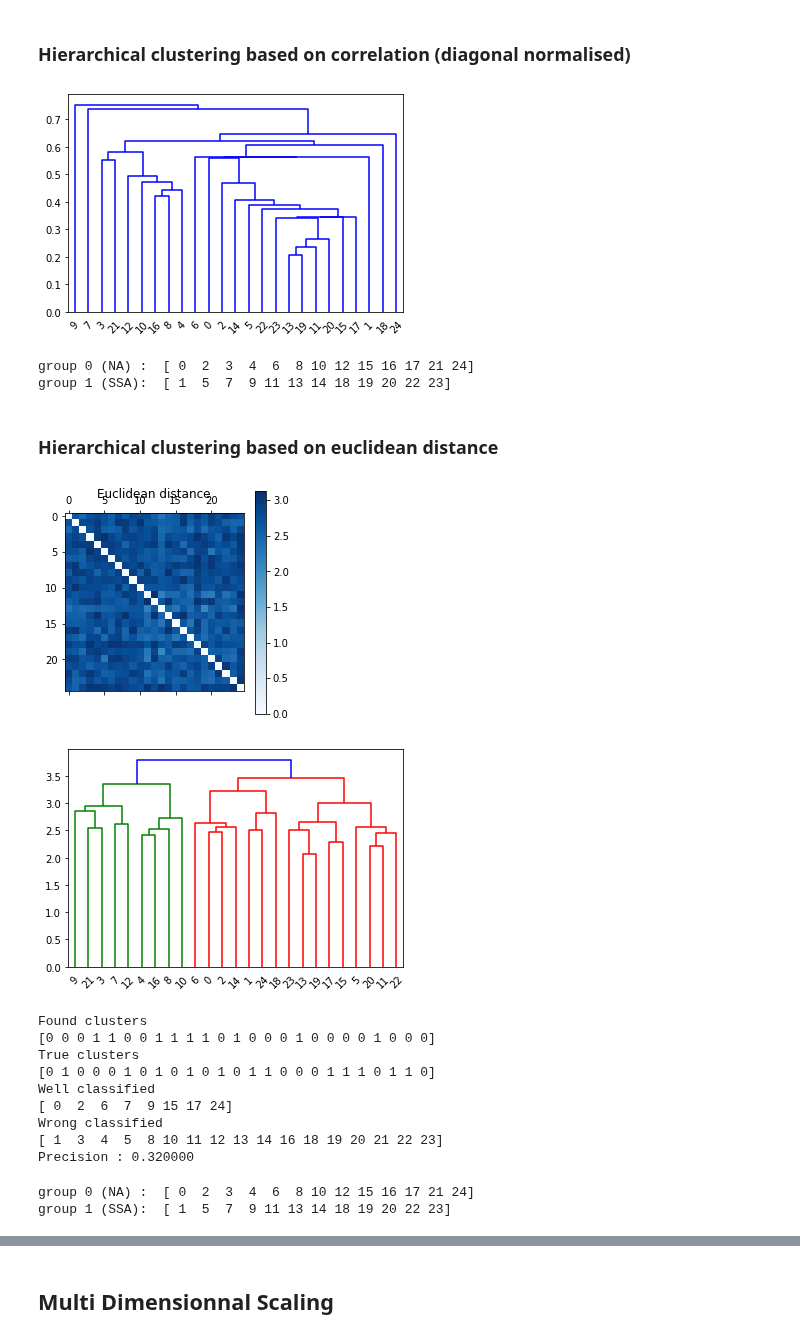
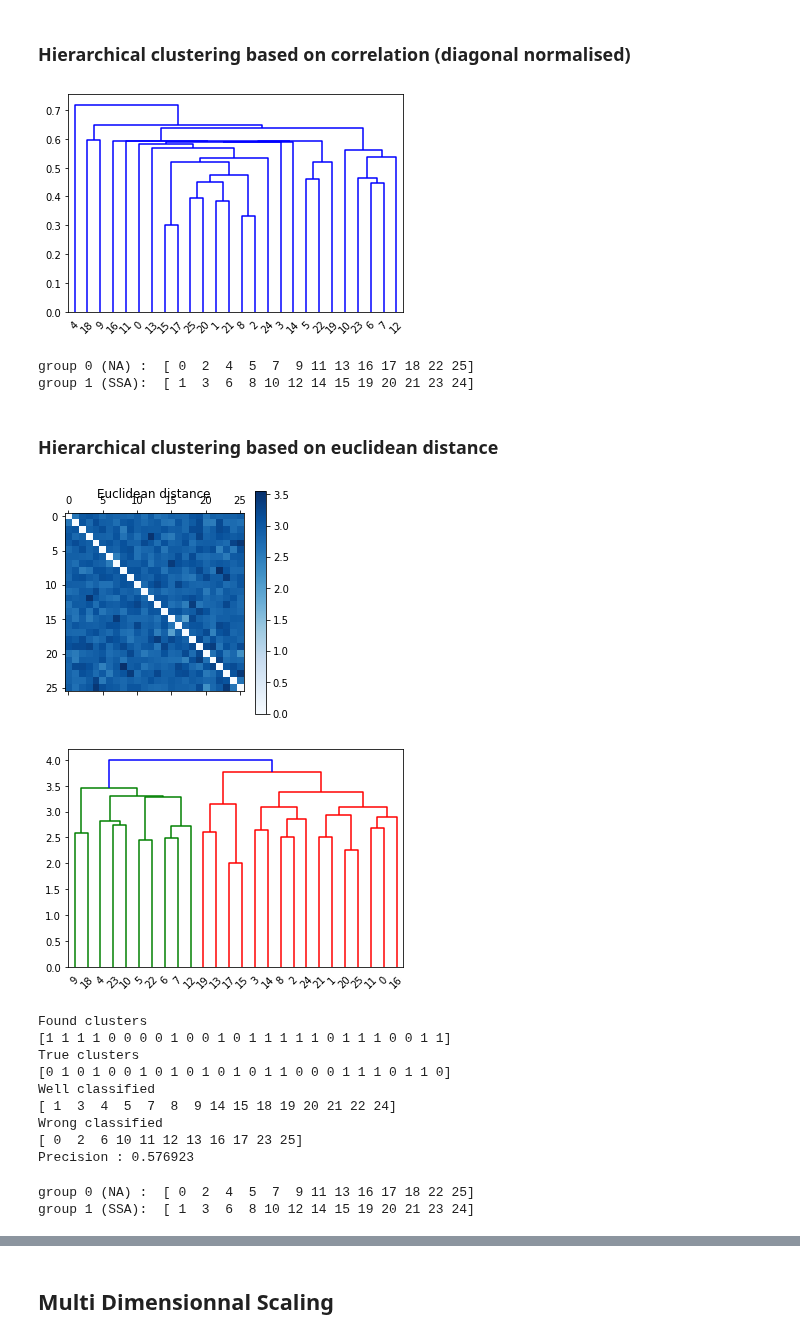
Before and after one commit to alexandremerasli/TFE, a Jupyter notebook: cluster_data.ipynb, the cells around one changed output, grey strips where cells are left out. Saved outputs shown, nothing was run; the diff lists cells and outputs as text; code cells hidden in the pictures.

```diff
--- a/cluster_data.ipynb
+++ b/cluster_data.ipynb
@@ -65,7 +65,7 @@ for i in range(len(ISC_IBI)):
     ISC_EDA[i,i] = 100
 
 # Choose matrix to study
-case = 'EEG'
+case = 'IBI'
 removeOutlier = True # Remove outliers if there are some
 
 if (case == 'EEG'):
@@ -224,13 +227,13 @@ Z=linkage(study_matrix_norm,'single','correlation',optimal_ordering=True)
 dendrogram(Z, color_threshold=0)
 plt.show()
 # %% [output]
-[figure, old version]
+[figure, new version]
 # %%
 print("group 0 (NA) : ",narrative)
 print("group 1 (SSA): ",stimulus)
 # %% [output]
-group 0 (NA) :  [ 0  2  3  4  6  8 10 12 15 16 17 21 24]
-group 1 (SSA):  [ 1  5  7  9 11 13 14 18 19 20 22 23]
+group 0 (NA) :  [ 0  2  4  5  7  9 11 13 16 17 18 22 25]
+group 1 (SSA):  [ 1  3  6  8 10 12 14 15 19 20 21 23 24]
 # %% [markdown]
 ### Hierarchical clustering based on euclidean distance
 # %%
@@ -240,48 +243,48 @@ plt.title("Euclidean distance")
 plt.colorbar()
 plt.show()
 # %% [output]
-[figure, old version]
+[figure, new version]
 # %%
 from scipy.cluster.hierarchy import dendrogram, linkage, fcluster
 
 distance_matrix = computeDistanceMatrix(norm_coef,uncondensed=True)
 Z=linkage(distance_matrix,'ward','euclidean',optimal_ordering=True)
-thresold = 3.5
+thresold = 3.9 #3.5 EEG, 3.9 EDA, 3.9 IBI
 dendrogram(Z, color_threshold=thresold)
 plt.show()
 
 print("Found clusters ")
-label = 1-(fcluster(Z, t=thresold, criterion='distance')-1)
+label = (fcluster(Z, t=thresold, criterion='distance')-1)
 print(label)
 print("True clusters ")
 print(condition)
 
 subjects = np.arange(0,N)
 wellClassified = subjects[label==condition]
 wrongClassified = subjects[label!=condition]
-SSA_HC = subjects[label==0] # Maybe NA
-NA_HC = subjects[label==1] # Maybe SSA
+SSA_HC = subjects[label==1] # Maybe NA
+NA_HC = subjects[label==0] # Maybe SSA
 print("Well classified")
 print(wellClassified)
 print("Wrong classified")
 print(wrongClassified)
 prec = len(wellClassified)/N
 print("Precision : %f" %prec)
 #[ 0  2  3  7  8 10 16 18 25]
 # %% [output]
-[figure, old version]
+[figure, new version]
 Found clusters
-[0 0 0 1 1 0 0 1 1 1 1 0 1 0 0 0 1 0 0 0 0 1 0 0 0]
+[1 1 1 1 0 0 0 0 1 0 0 1 0 1 1 1 1 1 0 1 1 1 0 0 1 1]
 True clusters
-[0 1 0 0 0 1 0 1 0 1 0 1 0 1 1 0 0 0 1 1 1 0 1 1 0]
+[0 1 0 1 0 0 1 0 1 0 1 0 1 0 1 1 0 0 0 1 1 1 0 1 1 0]
 Well classified
-[ 0  2  6  7  9 15 17 24]
+[ 1  3  4  5  7  8  9 14 15 18 19 20 21 22 24]
 Wrong classified
-[ 1  3  4  5  8 10 11 12 13 14 16 18 19 20 21 22 23]
-Precision : 0.320000
+[ 0  2  6 10 11 12 13 16 17 23 25]
+Precision : 0.576923
 # %%
 print("group 0 (NA) : ",narrative)
 print("group 1 (SSA): ",stimulus)
 # %% [output]
-group 0 (NA) :  [ 0  2  3  4  6  8 10 12 15 16 17 21 24]
-group 1 (SSA):  [ 1  5  7  9 11 13 14 18 19 20 22 23]
+group 0 (NA) :  [ 0  2  4  5  7  9 11 13 16 17 18 22 25]
+group 1 (SSA):  [ 1  3  6  8 10 12 14 15 19 20 21 23 24]
```
Also changed, not shown: parts of 22 cells of this notebook.
